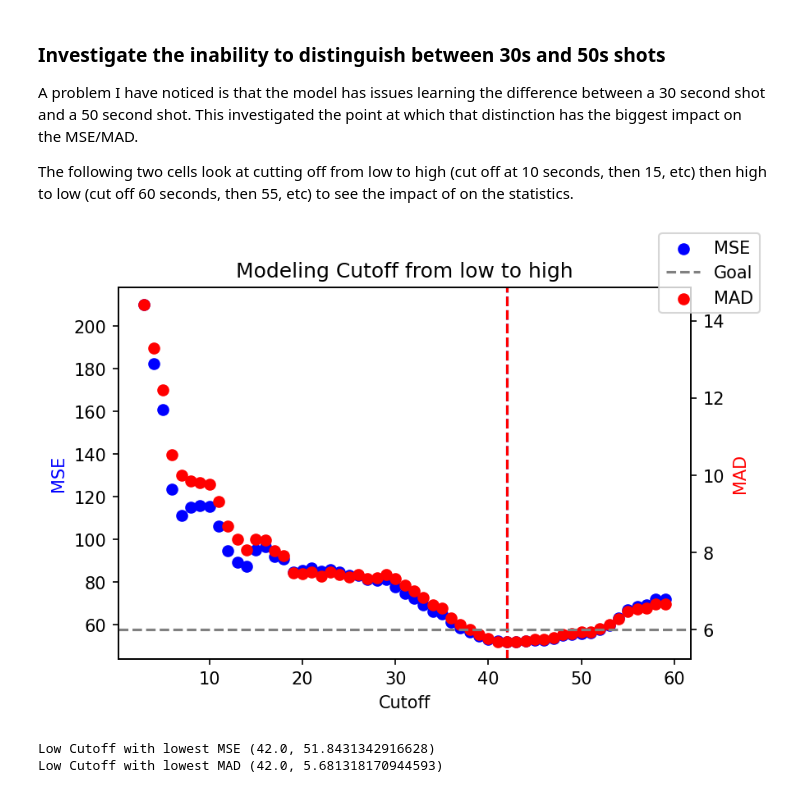
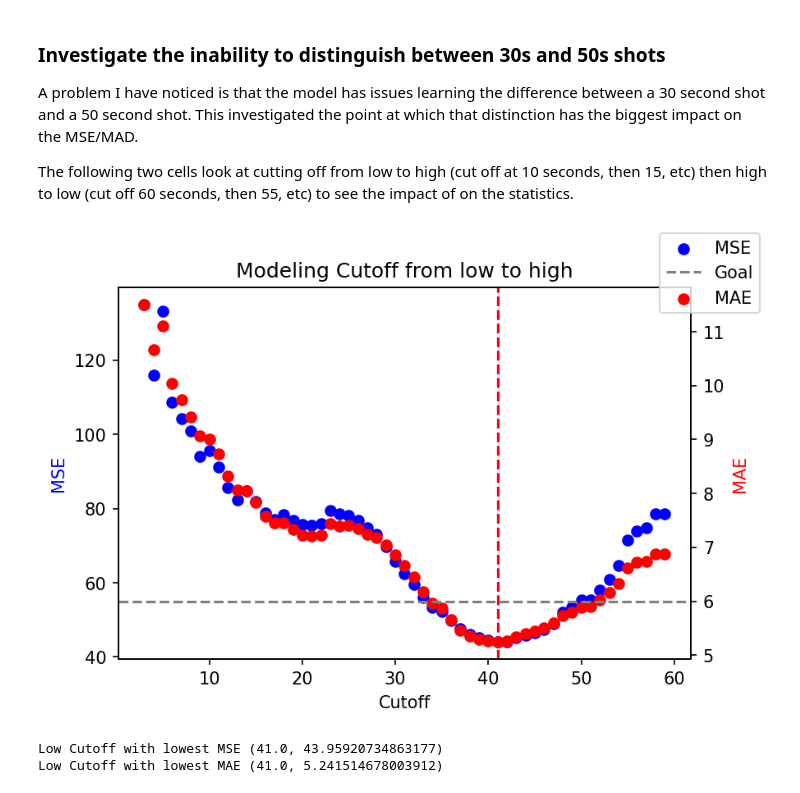
Before and after one commit to badisa/optpresso, a Jupyter notebook: notebooks/modeling-data.ipynb, the cells around one changed output. Cells and saved outputs as stored; diff of their text form; code cells hidden in the pictures.

```diff
--- a/notebooks/modeling-data.ipynb
+++ b/notebooks/modeling-data.ipynb
@@ -29,9 +29,9 @@ plt.rcParams["figure.dpi"] = 150
 # For better accuracy use a validation/test set
 DATA_DIR = os.path.expanduser("~/partition/test")
 
-model = load_model(os.path.expanduser("~/.optpresso/batch-weighted-fold-5.h5"), compile=False)
+model = load_model(os.path.expanduser("~/proj/optpresso/partition-v7.h5"), compile=False)
 
-loader = GroundsLoader(128, (model.input_shape[1], model.input_shape[2]), directory=DATA_DIR)
+loader = GroundsLoader(256, (model.input_shape[1], model.input_shape[2]), directory=DATA_DIR)
 # %%
 paths, y_true, y_pred = predict_values(model, loader)
 # %%
@@ -127,39 +132,39 @@ min_mse_cutoff = None
 min_mad_cutoff = None
 for cutoff in x:
     idx = 0
     for i in range(len(paths)):
         if sorted_data[i][1] > cutoff:
             idx = i
             break
     trimmed_x = sorted_data[:,1][:idx]
     trimmed_y = sorted_data[:,2][:idx]
     if not len(trimmed_x):
         continue
     mse_data.append(mean_squared_error(trimmed_x, trimmed_y))
     mad_data.append(mean_absolute_error(trimmed_x, trimmed_y))
     if min_mse_cutoff is None or mse_data[-1] < min_mse_cutoff[1]:
         min_mse_cutoff = (cutoff, mse_data[-1])
     if min_mad_cutoff is None or mad_data[-1] < min_mad_cutoff[1]:
         min_mad_cutoff = (cutoff, mad_data[-1])
 fig, axe = plt.subplots(dpi=150)
 axe.scatter(x, mse_data, label="MSE", color="blue")
 axe.set_xlabel("Cutoff")
 axe.set_ylabel("MSE", color="blue")
 axe.axvline(min_mse_cutoff[0], color="blue", linestyle="--")
 axe_2 = axe.twinx()
-axe_2.scatter(x, mad_data, label="MAD", color="red")
-axe_2.set_ylabel("MAD", color="red")
+axe_2.scatter(x, mad_data, label="MAE", color="red")
+axe_2.set_ylabel("MAE", color="red")
 axe_2.axvline(min_mad_cutoff[0], color="red", linestyle="--")
 axe_2.axhline(6, color="gray", linestyle="dashed", label="Goal")
 axe.set_title("Modeling Cutoff from low to high")
 fig.legend()
 plt.show()
 print("Low Cutoff with lowest MSE", min_mse_cutoff)
-print("Low Cutoff with lowest MAD", min_mad_cutoff)
+print("Low Cutoff with lowest MAE", min_mad_cutoff)
 # %% [output]
-[figure, old version]
+[figure, new version]
-Low Cutoff with lowest MSE (42.0, 51.8431342916628)
-Low Cutoff with lowest MAD (42.0, 5.681318170944593)
+Low Cutoff with lowest MSE (41.0, 43.95920734863177)
+Low Cutoff with lowest MAE (41.0, 5.241514678003912)
 # %%
 mse_data = []
 mad_data = []
```
Also changed, not shown: parts of 6 cells of this notebook, 1 other file.
